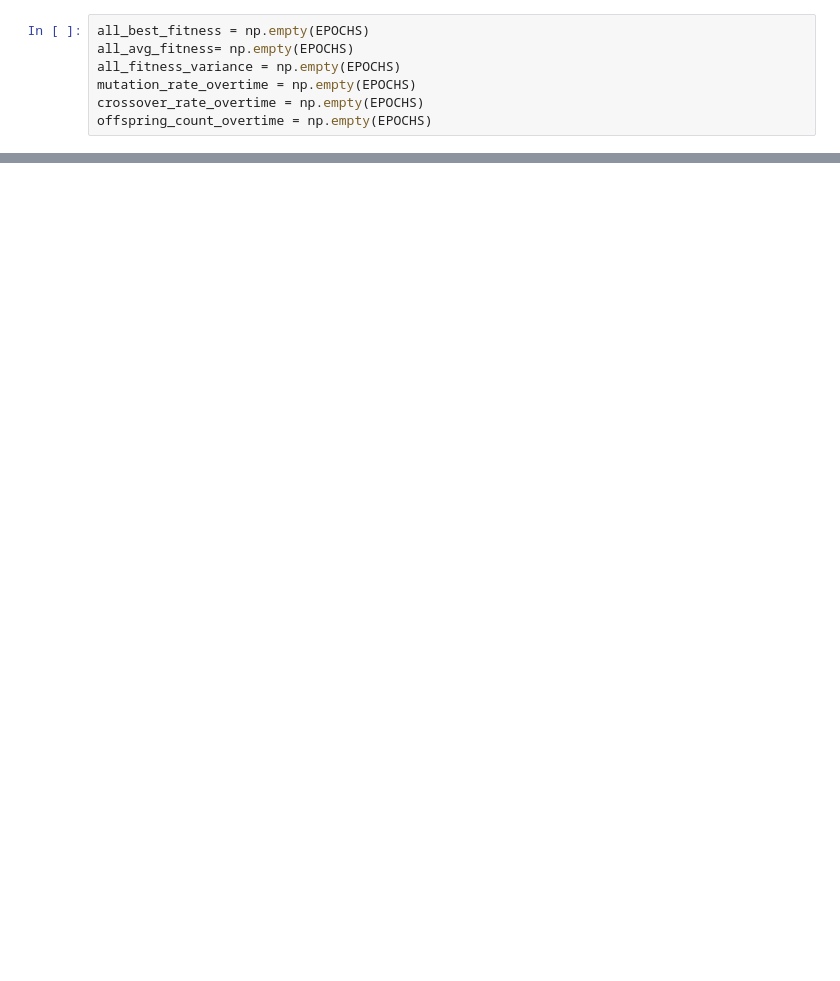
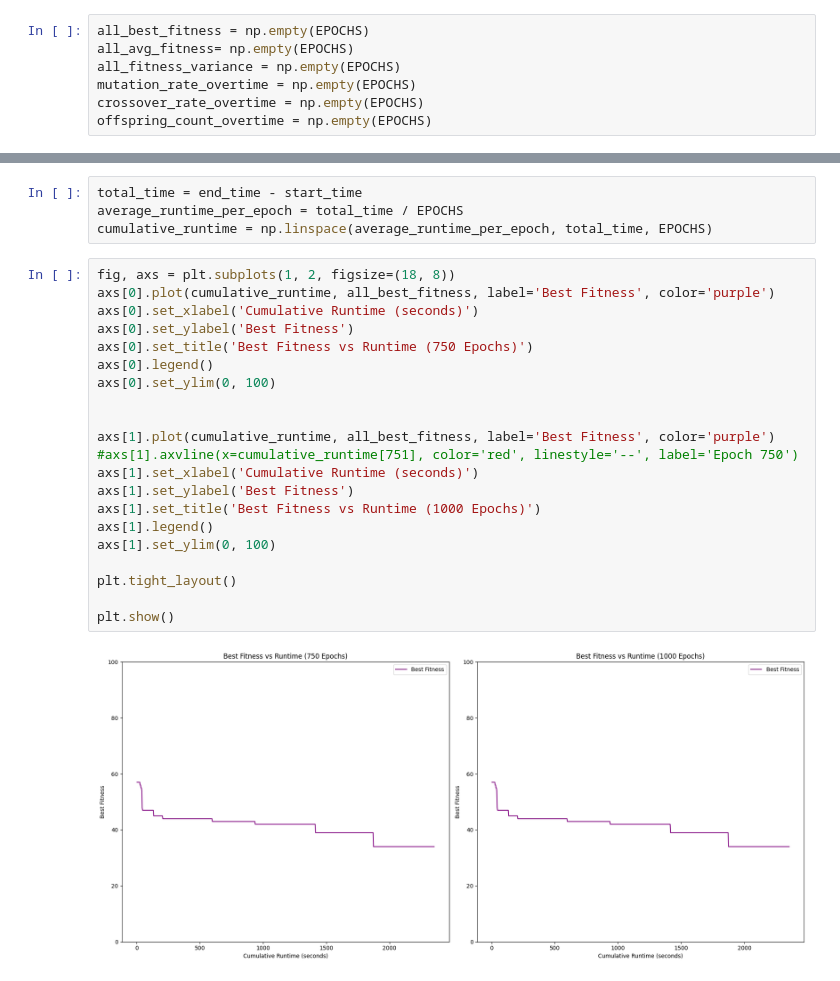
Before and after one commit to candizd/BachelorArbeit, a Jupyter notebook: Bachelor.ipynb, the cells around one changed output, grey strips where cells are left out. Drawn from its saved outputs; the diff is of its cells as text; blank space fills up the shorter version.

```diff
--- a/Bachelor.ipynb
+++ b/Bachelor.ipynb
@@ -939,0 +1067,27 @@ plt.show()
+# %%
+total_time = end_time - start_time
+average_runtime_per_epoch = total_time / EPOCHS
+cumulative_runtime = np.linspace(average_runtime_per_epoch, total_time, EPOCHS)
+# %%
+fig, axs = plt.subplots(1, 2, figsize=(18, 8))
+axs[0].plot(cumulative_runtime, all_best_fitness, label='Best Fitness', color='purple')
+axs[0].set_xlabel('Cumulative Runtime (seconds)')
+axs[0].set_ylabel('Best Fitness')
+axs[0].set_title('Best Fitness vs Runtime (750 Epochs)')
+axs[0].legend()
+axs[0].set_ylim(0, 100)
+
+
+axs[1].plot(cumulative_runtime, all_best_fitness, label='Best Fitness', color='purple')
+#axs[1].axvline(x=cumulative_runtime[751], color='red', linestyle='--', label='Epoch 750')
+axs[1].set_xlabel('Cumulative Runtime (seconds)')
+axs[1].set_ylabel('Best Fitness')
+axs[1].set_title('Best Fitness vs Runtime (1000 Epochs)')
+axs[1].legend()
+axs[1].set_ylim(0, 100)
+
+plt.tight_layout()
+
+plt.show()
+# %% [output]
+[figure, added]
```
Also changed, not shown: parts of 10 cells of this notebook.
